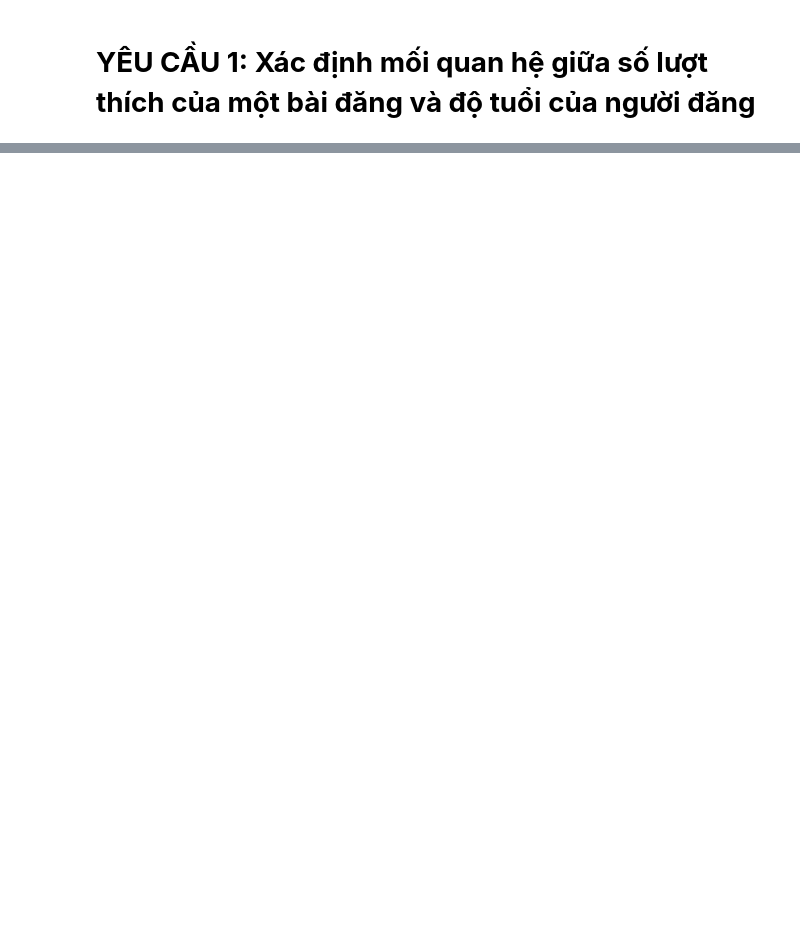
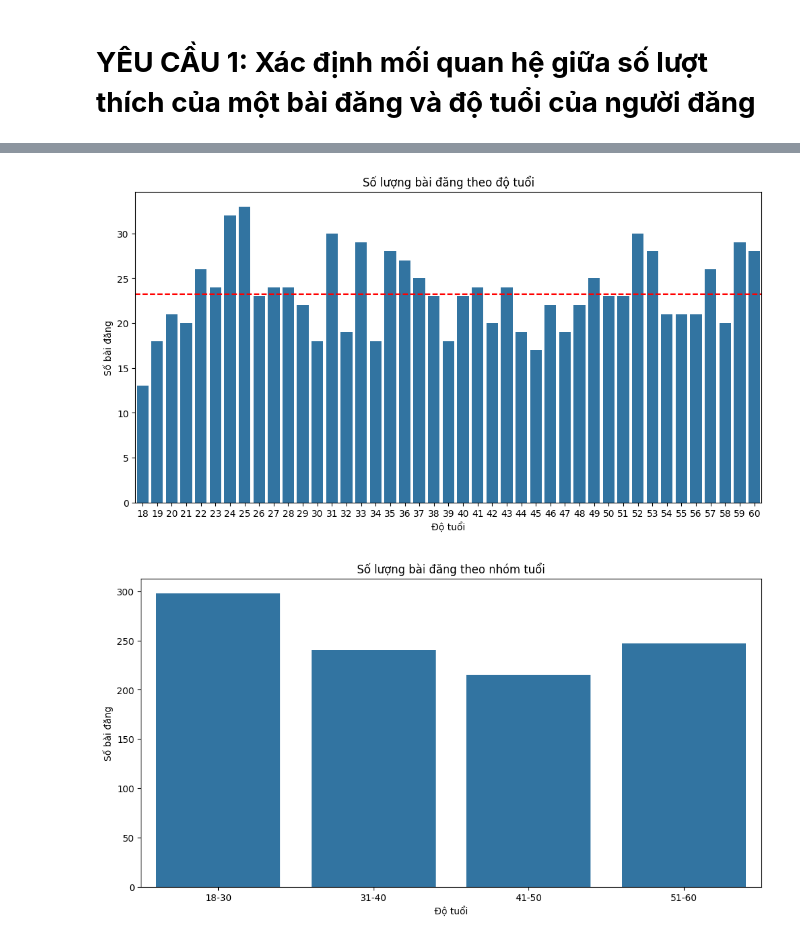
Before and after one commit to hoangharu2002/DS307---Ph-n-t-ch-d--li-u-truy-n-th-ng-x--h-i, a Jupyter notebook: BT2/My sample.ipynb, the cells around one changed output, grey strips where cells are left out. Cells and saved outputs as stored; diff of their text form; code cells hidden in the pictures; blank space fills up the shorter version.

```diff
--- a/BT2/My sample.ipynb
+++ b/BT2/My sample.ipynb
@@ -94,0 +142,26 @@ Giải thích lý do sử dụng các biểu đồ trên:
+# %%
+# Số lượng bài viết cho mỗi độ tuổi
+posts_by_age = data['Age'].value_counts().sort_index()
+mean_posts_by_age = posts_by_age.mean()
+
+# Vẽ biểu đồ cột thể hiện số lượng bài đăng của mỗi độ tuổi
+plt.figure(figsize=(12, 6))
+sns.barplot(x=posts_by_age.index, y=posts_by_age.values)
+plt.title('Số lượng bài đăng theo độ tuổi')
+plt.xlabel('Độ tuổi')
+plt.ylabel('Số bài đăng')
+plt.axhline(mean_posts_by_age, color='red', linestyle='--', label=f'Trung bình: {mean_posts_by_age:.2f}') # Vẽ đường trung bình
+plt.show()
+
+# Vẽ biểu đồ cột thể hiện số lượng bài đăng của mỗi nhóm tuổi
+posts_by_grouped_age = data['Grouped_Age'].value_counts().sort_index()
+
+plt.figure(figsize=(12, 6))
+sns.barplot(x=posts_by_grouped_age.index, y=posts_by_grouped_age.values)
+plt.title('Số lượng bài đăng theo nhóm tuổi')
+plt.xlabel('Độ tuổi')
+plt.ylabel('Số bài đăng')
+plt.show()
+# %% [output]
+[figure, added]
+[figure, added]
```
Also changed, not shown: parts of 11 cells of this notebook.
